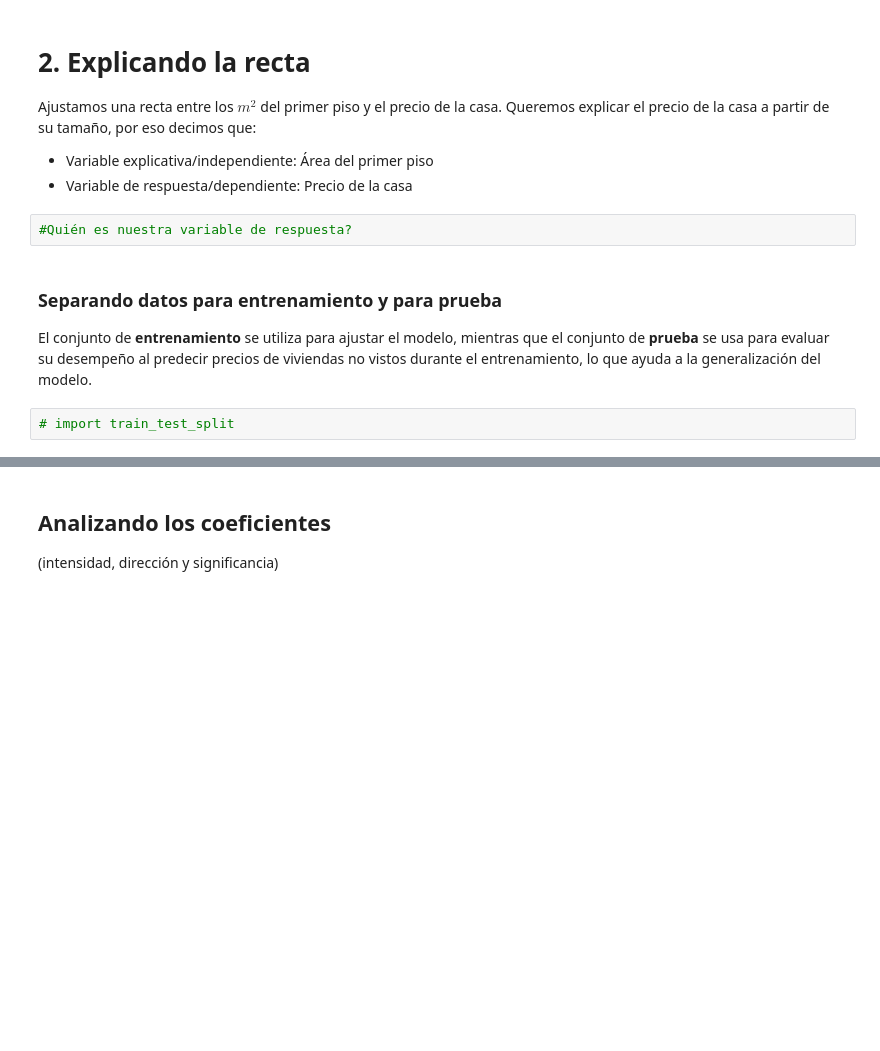
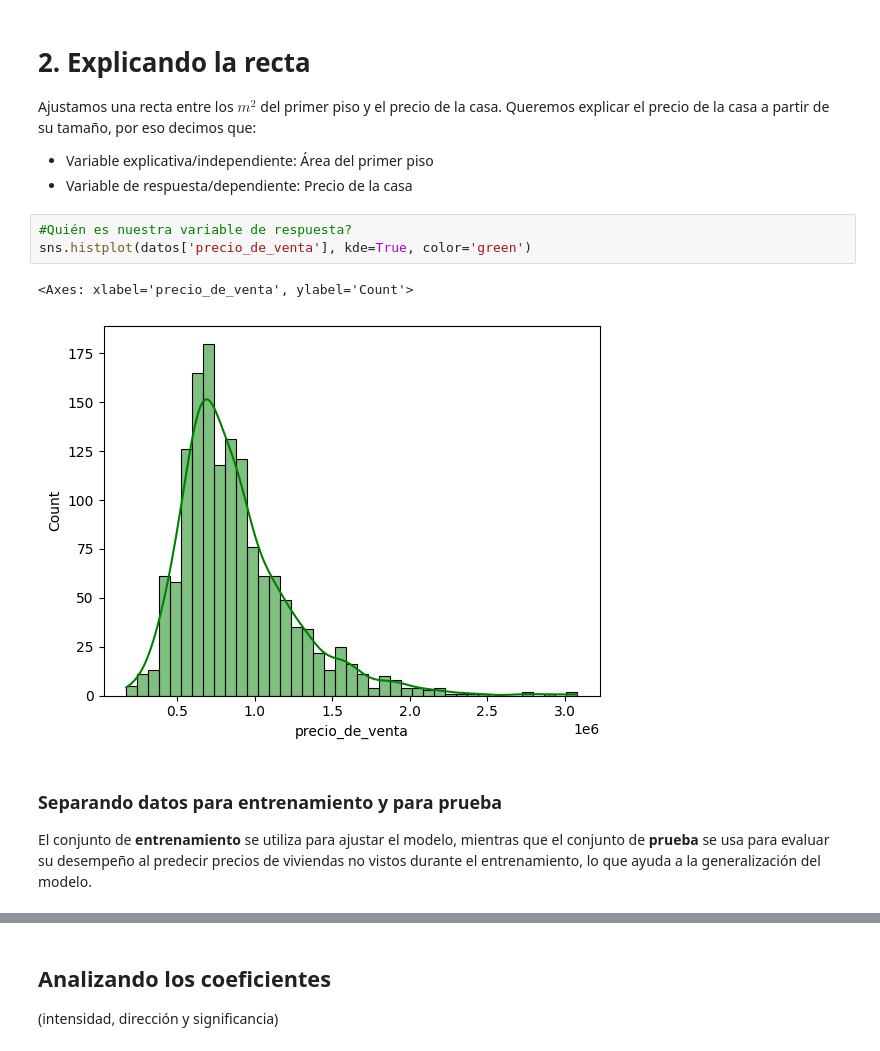
Before and after one commit to lukitasmois/2145-data-science-probando-relaciones-con-regresion-lineal, a Jupyter notebook: precios_de_inmuebles_regresion_lineal.ipynb, the cells around one changed output, grey strips where cells are left out. Drawn from its saved outputs; the diff is of its cells as text; blank space fills up the shorter version.

```diff
--- a/precios_de_inmuebles_regresion_lineal.ipynb
+++ b/precios_de_inmuebles_regresion_lineal.ipynb
@@ -149,9 +149,11 @@ Ajustamos una recta entre los $m^2$ del primer piso y el precio de la casa. Quer
 * Variable de respuesta/dependiente: Precio de la casa
 # %%
 #Quién es nuestra variable de respuesta?
+sns.histplot(datos['precio_de_venta'], kde=True, color='green')
+# %% [output]
+<Axes: xlabel='precio_de_venta', ylabel='Count'>
+[figure, added]
 # %% [markdown]
 ### Separando datos para entrenamiento y para prueba
 
 El conjunto de **entrenamiento** se utiliza para ajustar el modelo, mientras que el conjunto de **prueba** se usa para evaluar su desempeño al predecir precios de viviendas no vistos durante el entrenamiento, lo que ayuda a la generalización del modelo.
-# %%
-# import train_test_split
```
Also changed, not shown: parts of 4 cells of this notebook.
